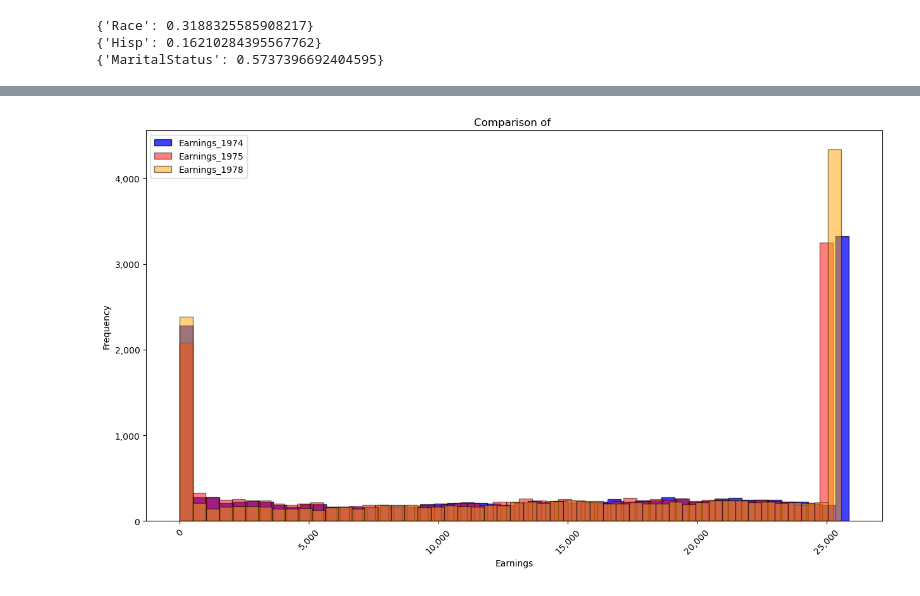
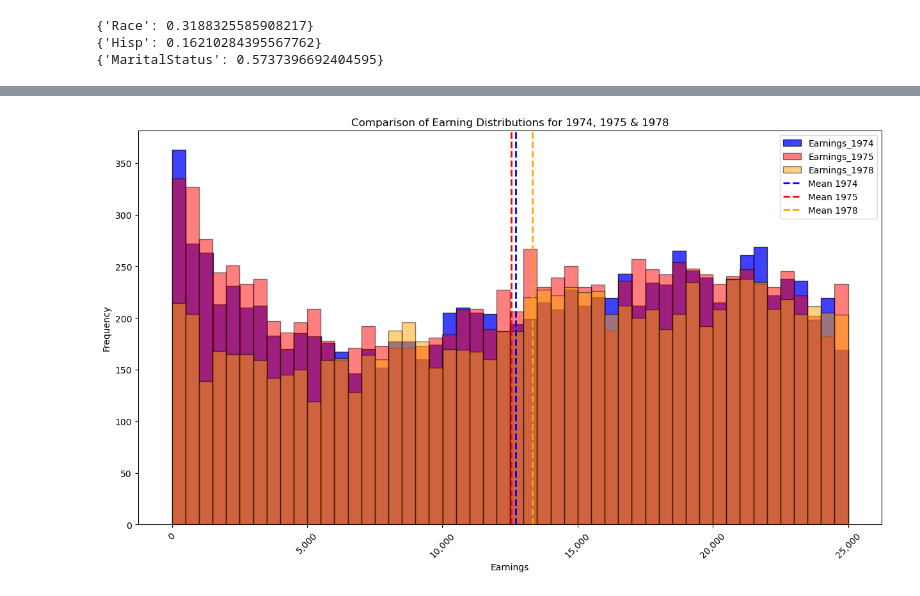
Before and after one commit to AkeemSemperDataScience/data3450-assignment-1-mlsiebold, a Jupyter notebook: START_Asn_1_2025.ipynb, the cells around one changed output, grey strips where cells are left out. Cells and saved outputs as stored; diff of their text form; code cells hidden in the pictures.

```diff
--- a/START_Asn_1_2025.ipynb
+++ b/START_Asn_1_2025.ipynb
@@ -279,21 +257,36 @@ for column, pmf in pmf_dict.items():
 # %%
 fig, ax = plt.subplots(figsize=(15, 8))
 
-# Plot histograms overlaid
-ax.hist(df['Earnings_1974'], bins=50, alpha=0.75, label='Earnings_1974', color='blue', edgecolor='black')    # Note: alpha=0.5 makes the bars semi
-ax.hist(df['Earnings_1975'], bins=50, alpha=0.5, label='Earnings_1975', color='red', edgecolor='black')
-ax.hist(df['Earnings_1978'], bins=50, alpha=0.5, label='Earnings_1978', color='orange', edgecolor='black')
+df78_filt = df[(df['Earnings_1978'] > 0) & (df['Earnings_1978'] < 25000)]
+df75_filt = df[(df['Earnings_1975'] > 0) & (df['Earnings_1975'] < 25000)]
+df74_filt = df[(df['Earnings_1974'] > 0) & (df['Earnings_1974'] < 25000)]
 
-ax.set_title('Comparison of ')
+# Plot histograms overlaid, filtered for outliers
+ax.hist(df74_filt['Earnings_1974'], bins=50, alpha=0.75, label='Earnings_1974', color='blue', edgecolor='black')    # Note: alpha=0.5 makes the bars semi
+ax.hist(df75_filt['Earnings_1975'], bins=50, alpha=0.5, label='Earnings_1975', color='red', edgecolor='black')
+ax.hist(df78_filt['Earnings_1978'], bins=50, alpha=0.5, label='Earnings_1978', color='orange', edgecolor='black')
+
+# Calc means
+mean_74 = df74_filt['Earnings_1974'].mean()
+mean_75 = df75_filt['Earnings_1975'].mean()
+mean_78 = df78_filt['Earnings_1978'].mean()
+
+# Plot mean lines
+ax.axvline(mean_74, color='blue', linestyle='--', linewidth=2, label='Mean 1974')
+ax.axvline(mean_75, color='red', linestyle='--', linewidth=2, label='Mean 1975')
+ax.axvline(mean_78, color='orange', linestyle='--', linewidth=2, label='Mean 1978')
+
+
+ax.set_title('Comparison of Earning Distributions for 1974, 1975 & 1978')
 ax.set_xlabel('Earnings')
 ax.set_ylabel('Frequency')
 ax.legend()
 plt.xticks(rotation=45)
 
 formatter = tk.StrMethodFormatter('{x:,.0f}')  # Format as an integer with comma
 ax.xaxis.set_major_formatter(formatter)
 ax.yaxis.set_major_formatter(formatter)
 
 plt.show()
 # %% [output]
-[figure, old version]
+[figure, new version]
```
Also changed, not shown: parts of 3 cells of this notebook.
